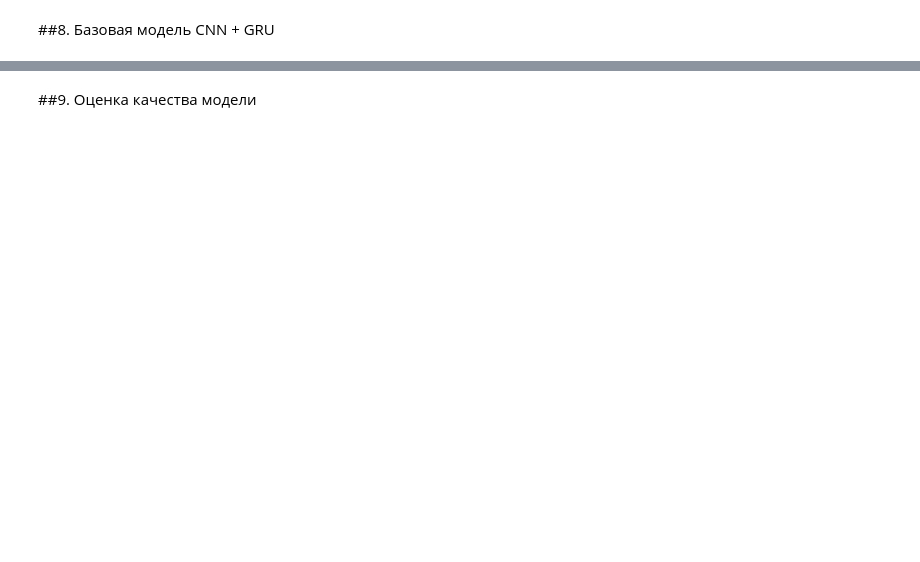
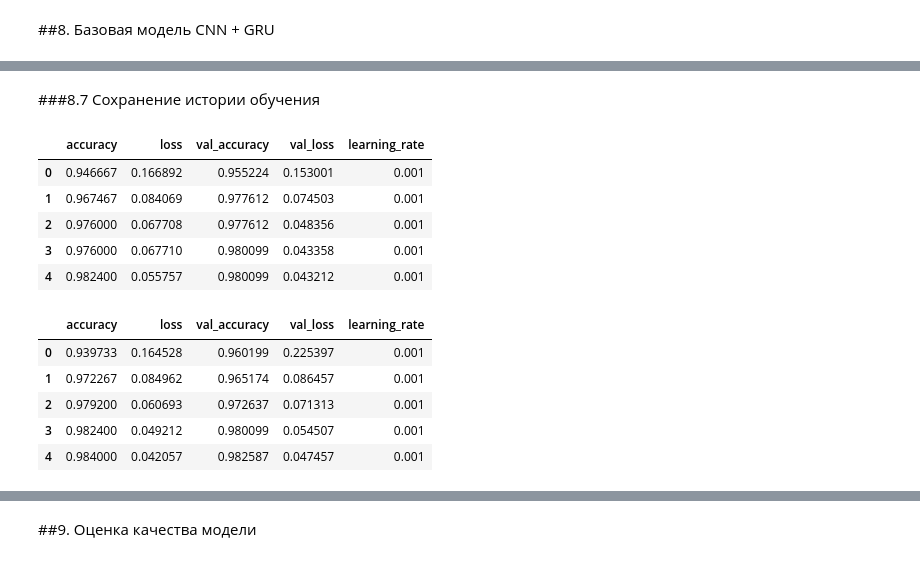
Before and after one commit to Daria-Chernykh/iad-course-project, a Jupyter notebook: courseProject.ipynb, the cells around one changed output, grey strips where cells are left out. Saved outputs shown, nothing was run; the diff lists cells and outputs as text; code cells hidden in the pictures; blank space fills up the shorter version.

```diff
--- a/courseProject.ipynb
+++ b/courseProject.ipynb
@@ -353,0 +447,6 @@ print("Размер X_unlabeled:", X_unlabeled.shape)
+# %%
+X_labeled_prepared = X_labeled.copy()
+X_unlabeled_prepared = X_unlabeled.copy()
+
+print("Размер X_labeled_prepared:", X_labeled_prepared.shape)
+print("Размер X_unlabeled_prepared:", X_unlabeled_prepared.shape)
@@ -357,0 +669,12 @@ print("Размер X_unlabeled:", X_unlabeled.shape)
+# %%
+input_shape = (X_train_cnn.shape[1], 1)
+num_classes = len(np.unique(y_train))
+
+baseline_model_raw = build_baseline_cnn_gru_model(input_shape, num_classes)
+baseline_model_scaled = build_baseline_cnn_gru_model(input_shape, num_classes)
+
+print("Модель для исходных данных:")
+baseline_model_raw.summary()
+
+print("\nМодель для преобразованных данных:")
+baseline_model_scaled.summary()
@@ -357,0 +868,21 @@ print("Размер X_unlabeled:", X_unlabeled.shape)
+# %% [markdown]
+###8.7 Сохранение истории обучения
+# %%
+history_raw_df = pd.DataFrame(history_raw.history)
+history_scaled_df = pd.DataFrame(history_scaled.history)
+
+display(history_raw_df.head())
+display(history_scaled_df.head())
+# %% [output]
+|  | accuracy | loss | val_accuracy | val_loss | learning_rate |
+| 0 | 0.946667 | 0.166892 | 0.955224 | 0.153001 | 0.001 |
+| 1 | 0.967467 | 0.084069 | 0.977612 | 0.074503 | 0.001 |
+| 2 | 0.976000 | 0.067708 | 0.977612 | 0.048356 | 0.001 |
+| 3 | 0.976000 | 0.067710 | 0.980099 | 0.043358 | 0.001 |
+| 4 | 0.982400 | 0.055757 | 0.980099 | 0.043212 | 0.001 |
+|  | accuracy | loss | val_accuracy | val_loss | learning_rate |
+| 0 | 0.939733 | 0.164528 | 0.960199 | 0.225397 | 0.001 |
+| 1 | 0.972267 | 0.084962 | 0.965174 | 0.086457 | 0.001 |
+| 2 | 0.979200 | 0.060693 | 0.972637 | 0.071313 | 0.001 |
+| 3 | 0.982400 | 0.049212 | 0.980099 | 0.054507 | 0.001 |
+| 4 | 0.984000 | 0.042057 | 0.982587 | 0.047457 | 0.001 |
```
Also changed, not shown: parts of 115 cells of this notebook.
